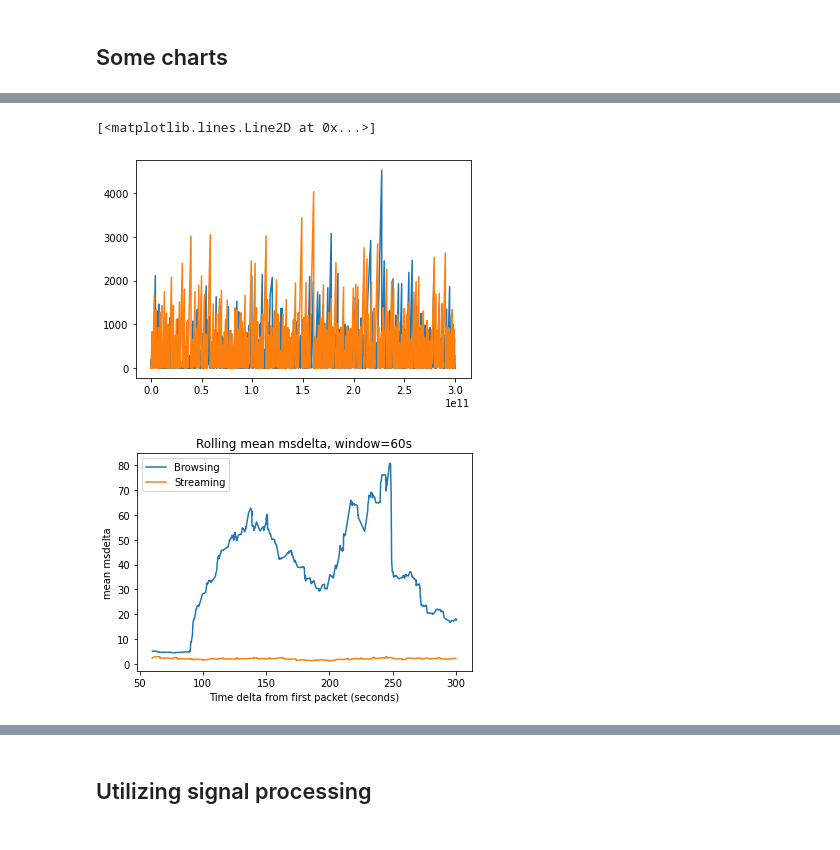
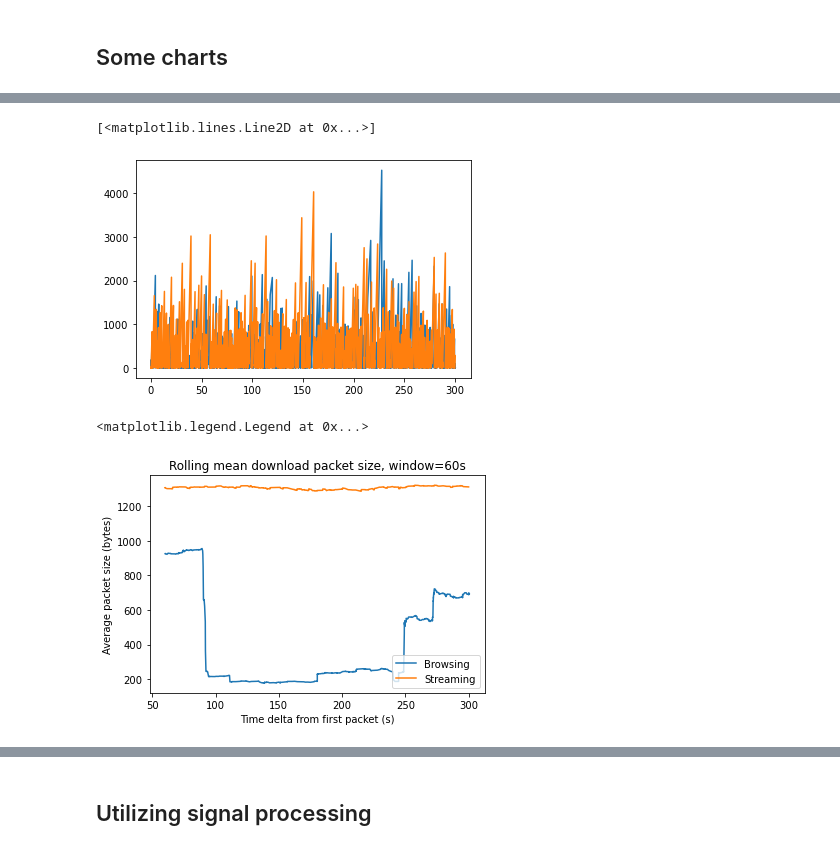
Before and after one commit to parkeraddison/flowpic-replication, a Jupyter notebook: notebooks/4_feature-exploration.ipynb, the cells around one changed output, grey strips where cells are left out. Cells and saved outputs as stored; diff of their text form; code cells hidden in the pictures.

```diff
--- a/notebooks/4_feature-exploration.ipynb
+++ b/notebooks/4_feature-exploration.ipynb
@@ -19,13 +54,19 @@ s = src.pipeline(stream)
 # %%
 fig, ax = plt.subplots()
-ax.plot(b.index, b.msdelta)
-ax.plot(s.index, s.msdelta)
+ax.plot(b.index.total_seconds(), b.msdelta)
+ax.plot(s.index.total_seconds(), s.msdelta)
 # %% [output]
 [<matplotlib.lines.Line2D at 0x...>]
-[figure, old version]
+[figure, new version]
 # %%
 src.charts.compare_rolling(
-    b, s, 'msdelta', 60, 'mean', filters=[src.features.filtering.download_pkts]
+    b, s, 'psize', 60, 'mean',
+    filters=[src.features.filtering.download_pkts],
+    title='Rolling mean download packet size, window=60s',
+    xlabel='Time delta from first packet (s)',
+    ylabel='Average packet size (bytes)'
 )
+plt.legend(loc=4)
 # %% [output]
+<matplotlib.legend.Legend at 0x...>
-[figure, old version]
+[figure, new version]
```
Also changed, not shown: parts of 9 cells of this notebook, 13 other files.
